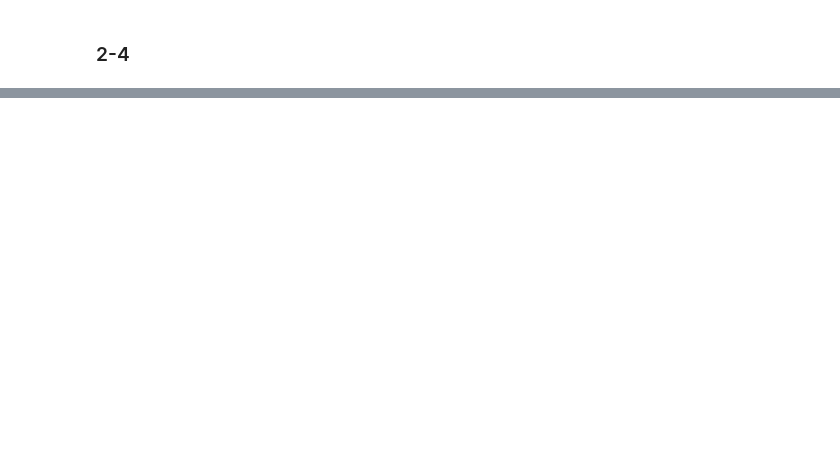
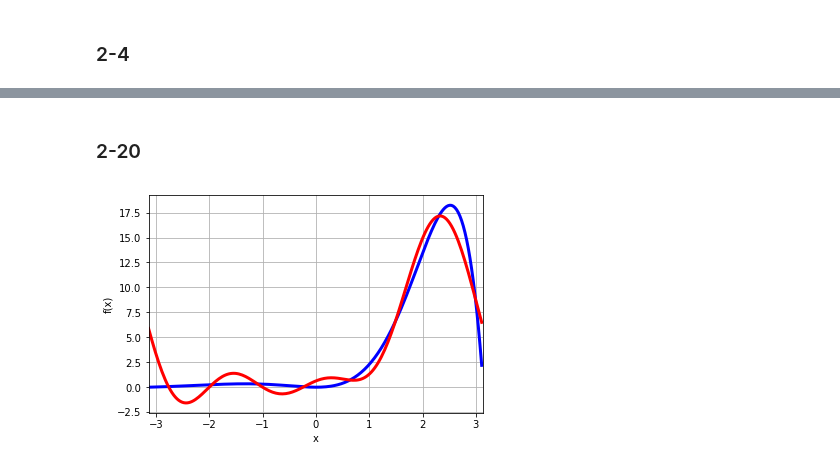
Before and after one commit to jojonki/python_sp, a Jupyter notebook: sec2.ipynb, the cells around one changed output, grey strips where cells are left out. Drawn from its saved outputs; the diff is of its cells as text; code cells hidden in the pictures; blank space fills up the shorter version.

```diff
--- a/sec2.ipynb
+++ b/sec2.ipynb
@@ -95,0 +120,11 @@ plt.show()
+# %% [markdown]
+### 2-20
+# %%
+I = [-PI, PI]
+# x = lambda t: abs(t)
+x = lambda t: t * mp.exp(t) * mp.sin(t)
+ps = mp.fourier(x, I, 3)
+psval = lambda t: mp.fourierval(ps, I, t)
+mp.plot([x, psval], xlim=I)
+# %% [output]
+[figure, added]
```
Also changed, not shown: parts of 7 cells of this notebook.
